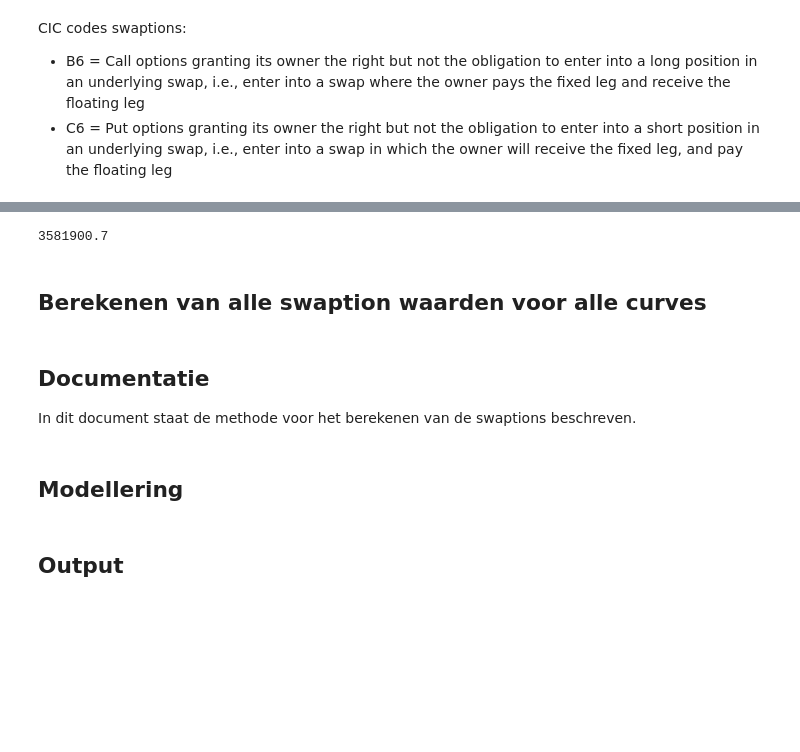
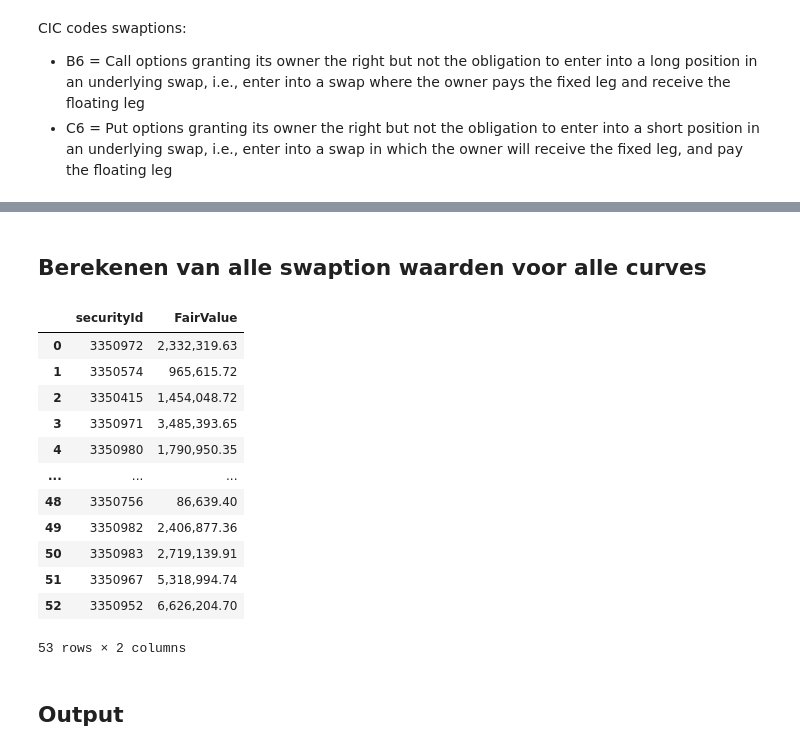
Before and after one commit to OscarDries/TRECS, a Jupyter notebook: swaption (IN PROGRESS)/Module swaption.ipynb, the cells around one changed output, grey strips where cells are left out. Cells and saved outputs as stored; diff of their text form; code cells hidden in the pictures; blank space fills up the shorter version.

```diff
--- a/swaption (IN PROGRESS)/Module swaption.ipynb
+++ b/swaption (IN PROGRESS)/Module swaption.ipynb
@@ -164 +277,4 @@ swaptions[3].swaptionType
+# %%
+for i in range(len(swaptions)):
+    swaptions[i].getMarketValueModel(curveBasis)
 # %% [markdown]
@@ -166,3 +281,0 @@ swaptions[3].swaptionType
-# %%
-curveBasis = df_curves[renteCurveBasis].to_list()
-print(curveBasis)
@@ -171,3 +282,3 @@ print(curveBasis)
 # %%
 for i in range(len(swaptions)):
-    swaptions[i].getImpliedVolatility(curveBasis)
+    swaptions[i].getImpliedVolatilityModel(curveBasis)
@@ -174,20 +287,27 @@ for i in range(len(swaptions)):
-# %%
-swaptions[4].impliedVolatility
-# %% [output]
-3581900.7
 # %% [markdown]
 ## Berekenen van alle swaption waarden voor alle curves
 # %%
-columnNames = ['securityId'] + curves
-df_swaptionPrices = pd.DataFrame(columns = columnNames)
+columnNames = ['securityId'] + curveNames
+df_swaptionMarketValuesModel = pd.DataFrame(columns = columnNames)
 for i in range(len(swaptions)):
-    for curve in curves:
-        df_swaptionPrices.loc[i, 'securityId'] =  swaptions[i].securityId
-        df_swaptionPrices.loc[i, curve] = swaptions[i].getPrice(curve)
+    df_swaptionMarketValuesModel.loc[i, 'securityId'] =  swaptions[i].securityId
+    for curveName in curveNames:
+        curve = df_curves[curveName].to_list()
+        df_swaptionMarketValuesModel.loc[i, curveName] = getPriceModel(curve, swaptions[i].swaptionType, swaptions[i].cashSettled, swaptions[i].tenor, swaptions[i].getYearsToExpirySwaptionFromDatePricing(datePricing), swaptions[i].volatilityIMW, swaptions[i].strike) * swaptions[i].nominalValue \
+                                                            + (swaptions[i].marketValueIMW - swaptions[i].marketValueModel)
 # %%
-df_swaptionPrices
+df_swaptionMarketValuesModel
+# %% [output]
+|  | securityId | FairValue |
+| 0 | 3350972 | 2,332,319.63 |
+| 1 | 3350574 | 965,615.72 |
+| 2 | 3350415 | 1,454,048.72 |
+| 3 | 3350971 | 3,485,393.65 |
+| 4 | 3350980 | 1,790,950.35 |
+| ... | ... | ... |
+| 48 | 3350756 | 86,639.40 |
+| 49 | 3350982 | 2,406,877.36 |
+| 50 | 3350983 | 2,719,139.91 |
+| 51 | 3350967 | 5,318,994.74 |
+| 52 | 3350952 | 6,626,204.70 |
+53 rows × 2 columns
-# %% [markdown]
-## Documentatie
-In dit document staat de methode voor het berekenen van de swaptions beschreven.
-# %% [markdown]
-## Modellering
```
Also changed, not shown: parts of 28 cells of this notebook, 2 other files.
